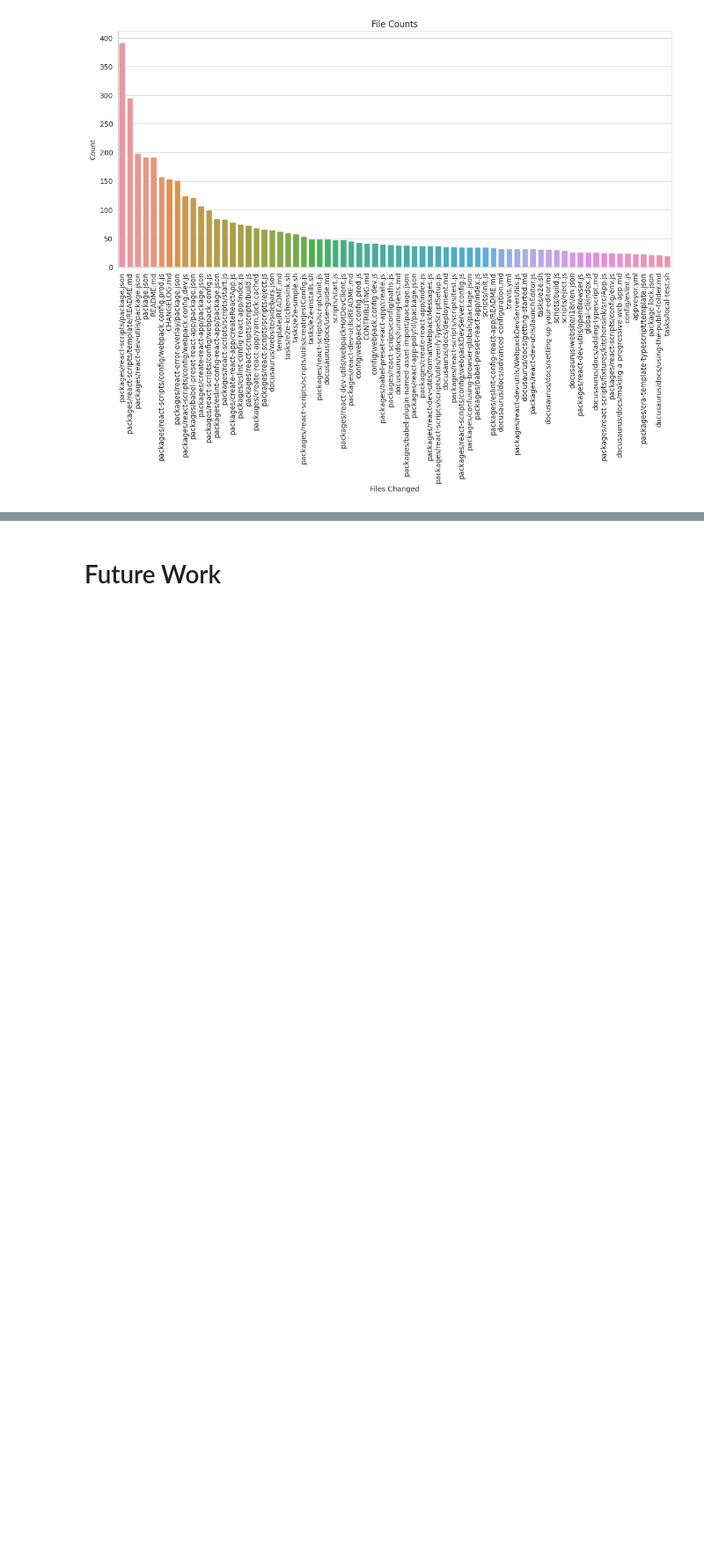
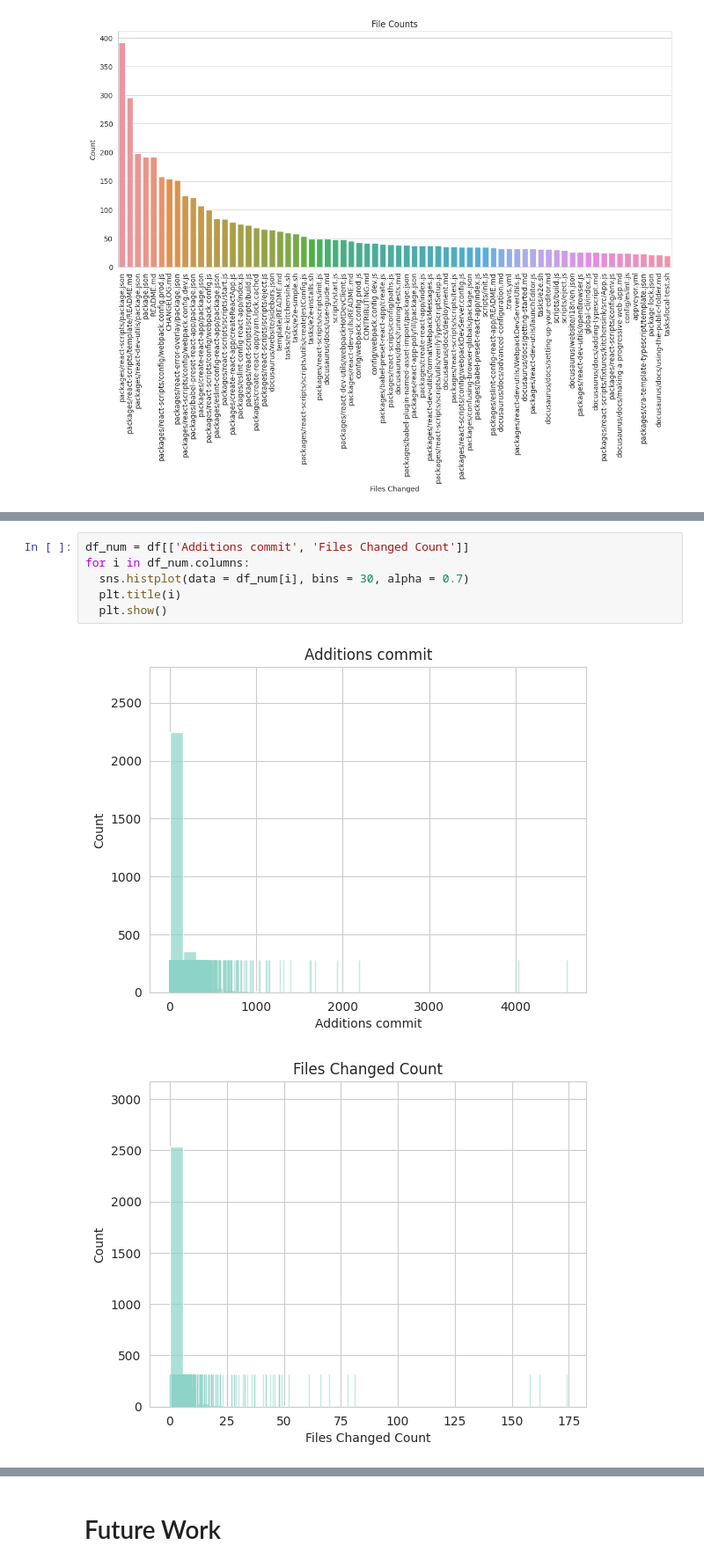
Before and after one commit to VinhPhamAI/Data-Analyst, a Jupyter notebook: Data_Analyst.ipynb, the cells around one changed output, grey strips where cells are left out. Shown at 88% size. Drawn from its saved outputs; the diff is of its cells as text; blank space fills up the shorter version.

```diff
--- a/Data_Analyst.ipynb
+++ b/Data_Analyst.ipynb
@@ -663,0 +710,9 @@ Text(0.5, 1.0, 'File Counts')
+# %%
+df_num = df[['Additions commit', 'Files Changed Count']]
+for i in df_num.columns:
+  sns.histplot(data = df_num[i], bins = 30, alpha = 0.7)
+  plt.title(i)
+  plt.show()
+# %% [output]
+[figure, added]
+[figure, added]
```
Also changed, not shown: parts of 14 cells of this notebook.
